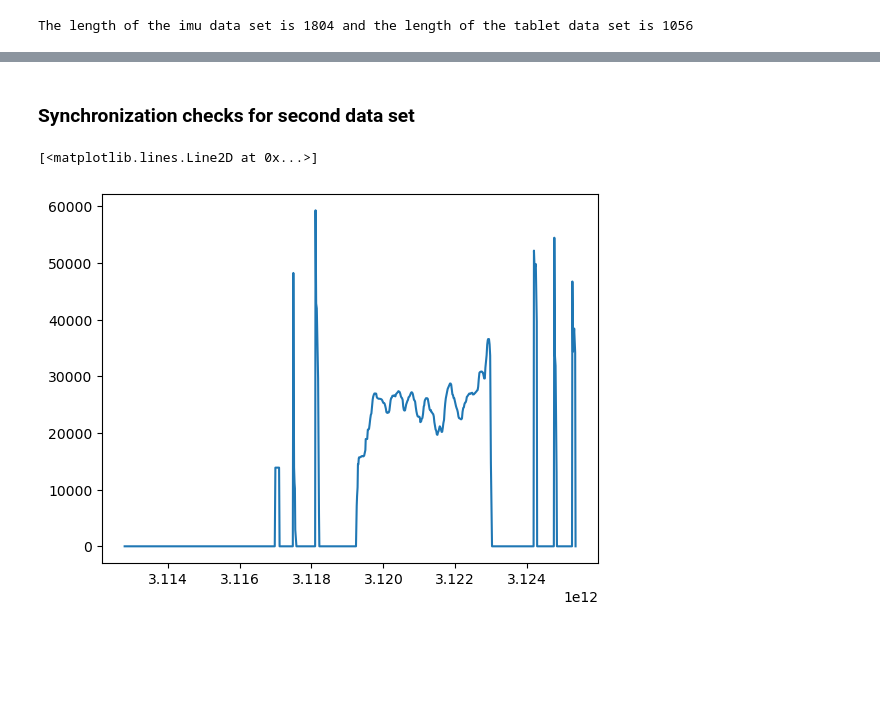
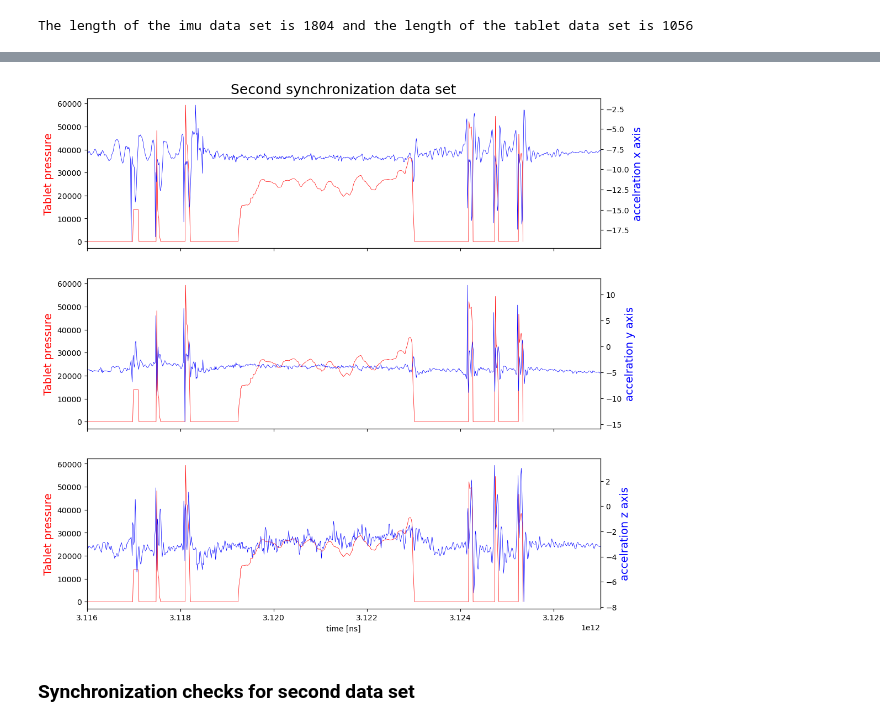
Before and after one commit to anni5701/patternRecognition, a Jupyter notebook: stylus-playground-master/notebook/sync.ipynb, the cells around one changed output, grey strips where cells are left out. Drawn from its saved outputs; the diff is of its cells as text; code cells hidden in the pictures; blank space fills up the shorter version.

```diff
--- a/stylus-playground-master/notebook/sync.ipynb
+++ b/stylus-playground-master/notebook/sync.ipynb
@@ -112,0 +73,36 @@ plt.show()
+# %%
+fig,ax = plt.subplots(3,1, sharex=True, figsize=(12, 12))
+
+ax[0].plot(sync_tab_2.host_timestamp, sync_tab_2.pressure,
+        color="red", linewidth=0.5)
+ax[0].set_ylabel("Tablet pressure",
+              color="red",
+              fontsize=14)
+ax2=ax[0].twinx()
+ax2.plot(sync_imu_2.host_timestamp, sync_imu_2.ax,color="blue", linewidth=0.5)
+ax2.set_ylabel("accelration x axis",color="blue",fontsize=14)
+
+ax[1].plot(sync_tab_2.host_timestamp, sync_tab_2.pressure,
+        color="red", linewidth=0.5)
+ax[1].set_ylabel("Tablet pressure",
+              color="red",
+              fontsize=14)
+ax3=ax[1].twinx()
+ax3.plot(sync_imu_2.host_timestamp, sync_imu_2.ay,color="blue", linewidth=0.5)
+ax3.set_ylabel("accelration y axis",color="blue",fontsize=14)
+
+ax[2].plot(sync_tab_2.host_timestamp, sync_tab_2.pressure,
+        color="red", linewidth=0.5)
+ax[2].set_ylabel("Tablet pressure",
+              color="red",
+              fontsize=14)
+ax4=ax[2].twinx()
+ax4.plot(sync_imu_2.host_timestamp, sync_imu_2.az,color="blue", linewidth=0.5)
+ax4.set_ylabel("accelration z axis",color="blue",fontsize=14)
+
+ax[-1].set_xlabel("time [ns]")
+ax[0].set_title('Second synchronization data set',  fontsize=18)
+ax[-1].set_xlim(3.116 * 1e12, 3.127 * 1e12)
+plt.show()
+# %% [output]
+[figure, added]
@@ -113,7 +121,2 @@ plt.show()
 # %% [markdown]
 ### Synchronization checks for second data set
-# %%
-plt.plot(sync_tab_2.host_timestamp, sync_tab_2.pressure)
-# %% [output]
-[<matplotlib.lines.Line2D at 0x...>]
-[figure, removed]
```
Also changed, not shown: parts of 62 cells of this notebook, 12 other files.
